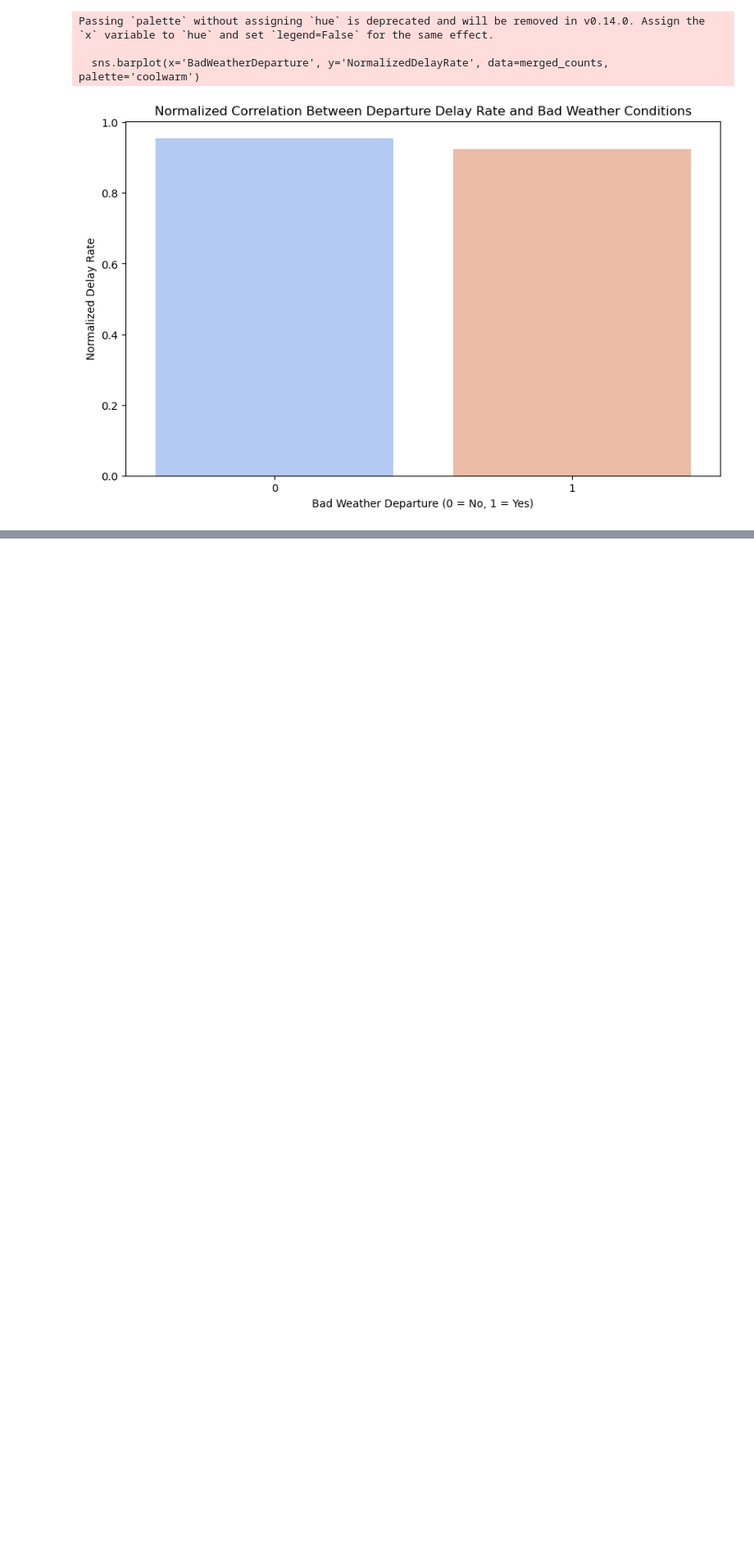
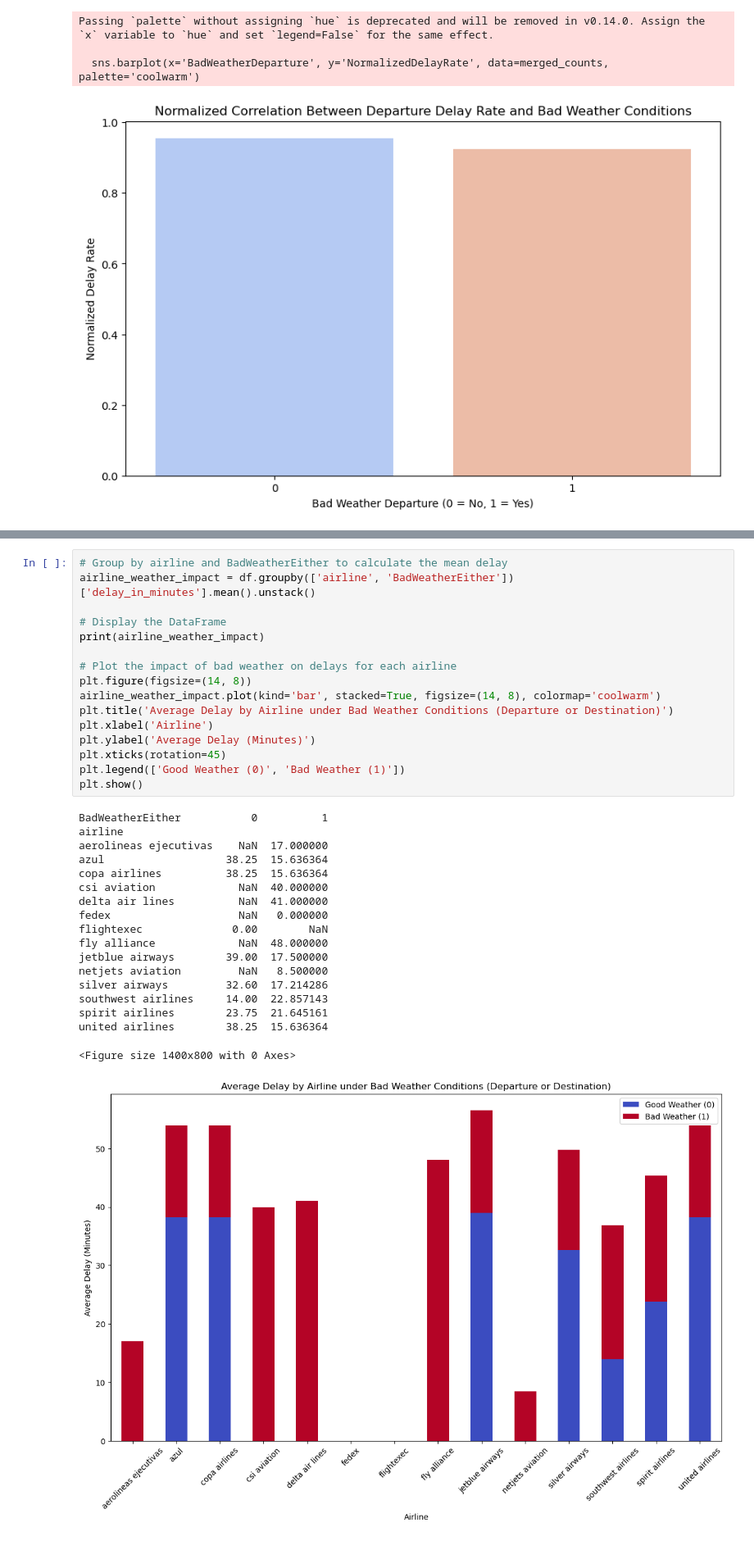
Before and after one commit to MartinLeNizon/FlightDelay, a Jupyter notebook: analysis/analysis.ipynb, the cells around one changed output, grey strips where cells are left out. Shown: that part at 82% size. Saved outputs shown, nothing was run; the diff lists cells and outputs as text; blank space fills up the shorter version.

```diff
--- a/analysis/analysis.ipynb
+++ b/analysis/analysis.ipynb
@@ -399,0 +445,35 @@ delays_weather_df.head(10)
+# %%
+# Group by airline and BadWeatherEither to calculate the mean delay
+airline_weather_impact = df.groupby(['airline', 'BadWeatherEither'])['delay_in_minutes'].mean().unstack()
+
+# Display the DataFrame
+print(airline_weather_impact)
+
+# Plot the impact of bad weather on delays for each airline
+plt.figure(figsize=(14, 8))
+airline_weather_impact.plot(kind='bar', stacked=True, figsize=(14, 8), colormap='coolwarm')
+plt.title('Average Delay by Airline under Bad Weather Conditions (Departure or Destination)')
+plt.xlabel('Airline')
+plt.ylabel('Average Delay (Minutes)')
+plt.xticks(rotation=45)
+plt.legend(['Good Weather (0)', 'Bad Weather (1)'])
+plt.show()
+# %% [output]
+BadWeatherEither           0          1
+airline
+aerolineas ejecutivas    NaN  17.000000
+azul                   38.25  15.636364
+copa airlines          38.25  15.636364
+csi aviation             NaN  40.000000
+delta air lines          NaN  41.000000
+fedex                    NaN   0.000000
+flightexec              0.00        NaN
+fly alliance             NaN  48.000000
+jetblue airways        39.00  17.500000
+netjets aviation         NaN   8.500000
+silver airways         32.60  17.214286
+southwest airlines     14.00  22.857143
+spirit airlines        23.75  21.645161
+united airlines        38.25  15.636364
+<Figure size 1400x800 with 0 Axes>
+[figure, added]
```
Also changed, not shown: parts of 12 cells of this notebook, 4 other files.
